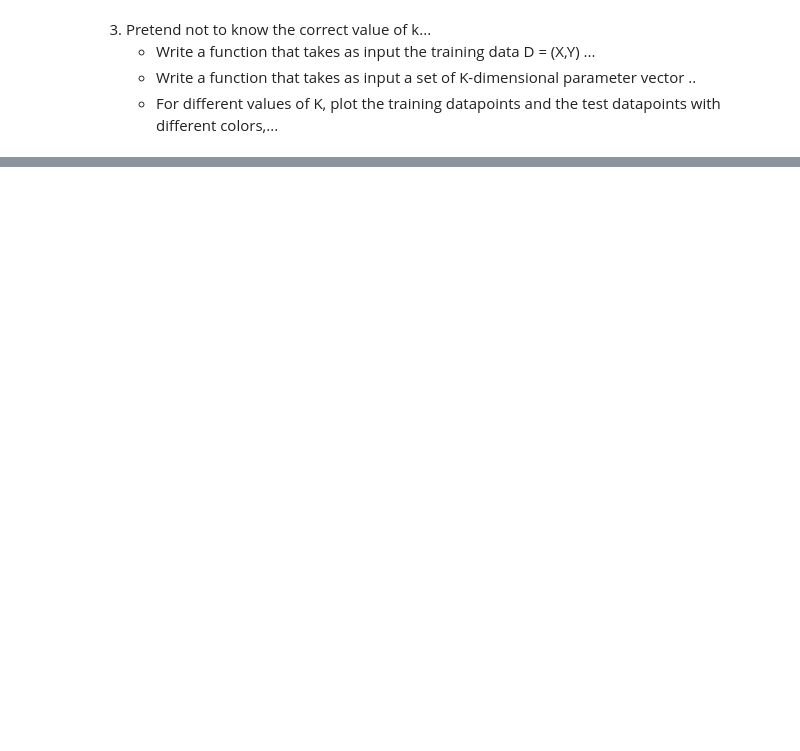
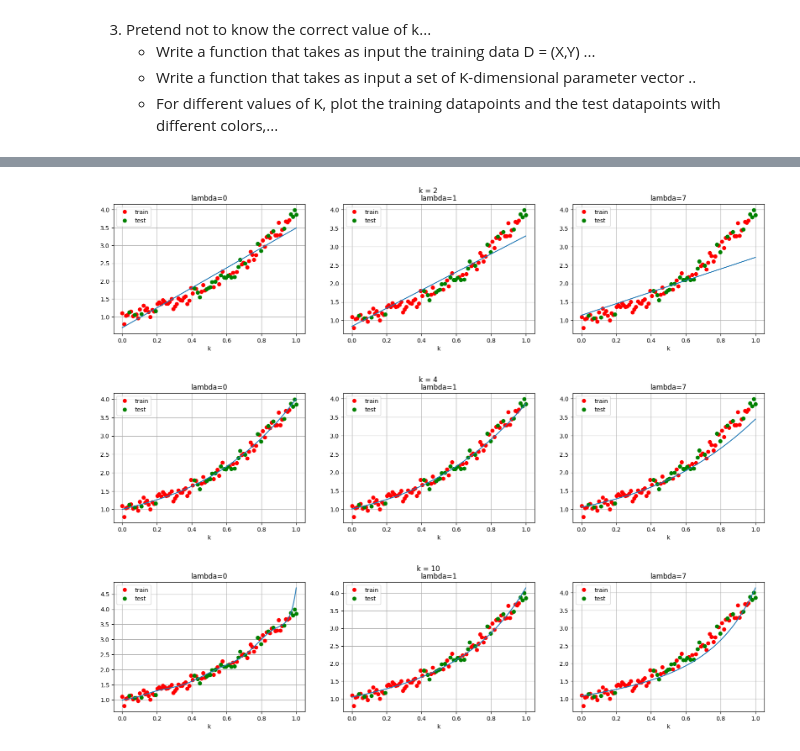
Before and after one commit to ChiaraAngileri/SMM_lab, a Jupyter notebook: Lab4/Homework4.ipynb, the cells around one changed output, grey strips where cells are left out. Drawn from its saved outputs; the diff is of its cells as text; code cells hidden in the pictures; blank space fills up the shorter version.

```diff
--- a/Lab4/Homework4.ipynb
+++ b/Lab4/Homework4.ipynb
@@ -139,0 +226,49 @@ def plot_mle(theta_mle_train, theta_mle_test):
+# %%
+D_train, D_test = split_data(D[0], D[1], 70)
+X_train, Y_train = D_train
+X_test, Y_test = D_test
+
+k_vector = [2, 4, 10]
+l_vector = [0, 1, 7]
+
+theta_tot_k = []
+
+for k in k_vector:
+
+    theta_tot_l = []
+
+    for l in l_vector:
+        theta_map = MAP(D_train, k, l)
+
+        theta_tot_l.append(theta_map)
+
+    theta_tot_k.append(theta_tot_l)
+
+for i in range(len(k_vector)):
+    k = k_vector[i]
+
+    plt.figure(figsize=(20, 4))
+    plt.suptitle(f'k = {k}')
+
+    for j in range(len(theta_tot_k[i])):
+        theta = theta_tot_k[i][j]
+
+        plt.subplot(1, len(theta_tot_k[i]), j+1)
+        plt.title(f"lambda={l_vector[j]}")
+
+        #for theta in range(len(theta_tot_k[i][j])):
+        plt.xlabel('k')
+
+        XX = np.linspace(a, b, 1000)    #another input vector with more point so a more resoluted space (we want the result plot to be smoothed)
+        YY = polynomial_regression(XX, k, theta)
+        plt.plot(X_train, Y_train, 'ro')
+        plt.plot(X_test, Y_test, 'go')
+        plt.legend(['train', 'test'])
+        plt.plot(XX, YY)
+        plt.grid()
+
+plt.show()
+# %% [output]
+[figure, added]
+[figure, added]
+[figure, added]
```
Also changed, not shown: parts of 25 cells of this notebook, 1 other file.
